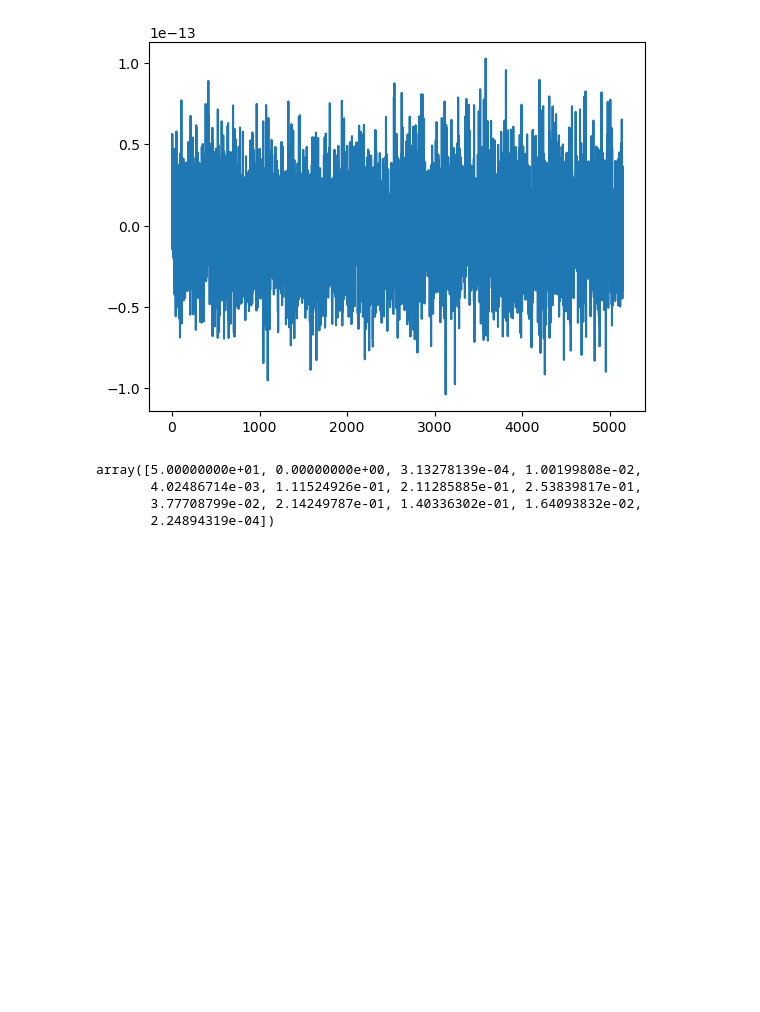
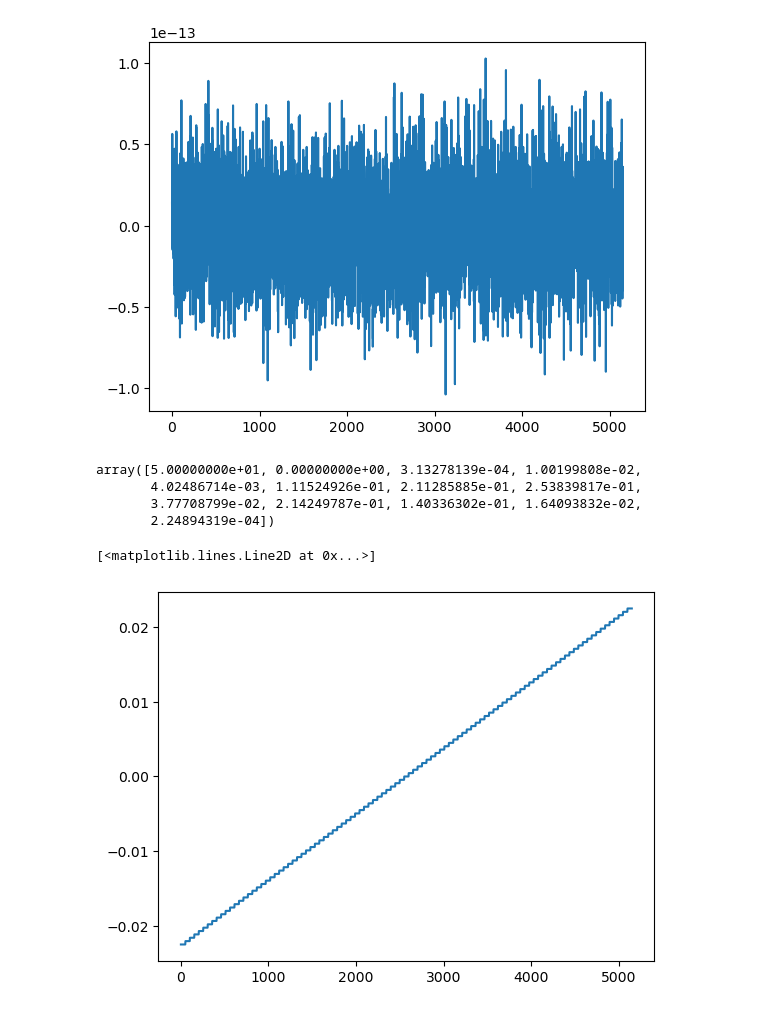
Before and after one commit to rootware/lattice_evolution, a Jupyter notebook: importtest.ipynb, the cells around one changed output. Saved outputs shown, nothing was run; the diff lists cells and outputs as text; code cells hidden in the pictures; blank space fills up the shorter version.

```diff
--- a/importtest.ipynb
+++ b/importtest.ipynb
@@ -51,3 +51,8 @@ array([5.00000000e+01, 0.00000000e+00, 3.13278139e-04, 1.00199808e-02,
        4.02486714e-03, 1.11524926e-01, 2.11285885e-01, 2.53839817e-01,
        3.77708799e-02, 2.14249787e-01, 1.40336302e-01, 1.64093832e-02,
        2.24894319e-04])
+# %%
+plt.plot(datanew[:,2])
+# %% [output]
+[<matplotlib.lines.Line2D at 0x...>]
+[figure, added]
```
Also changed, not shown: 1 other file.
